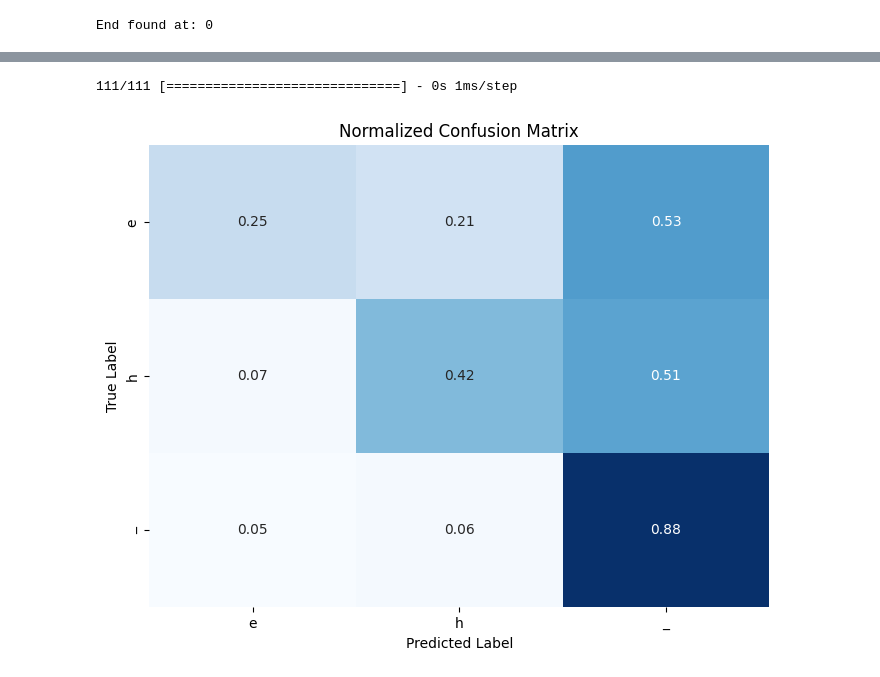
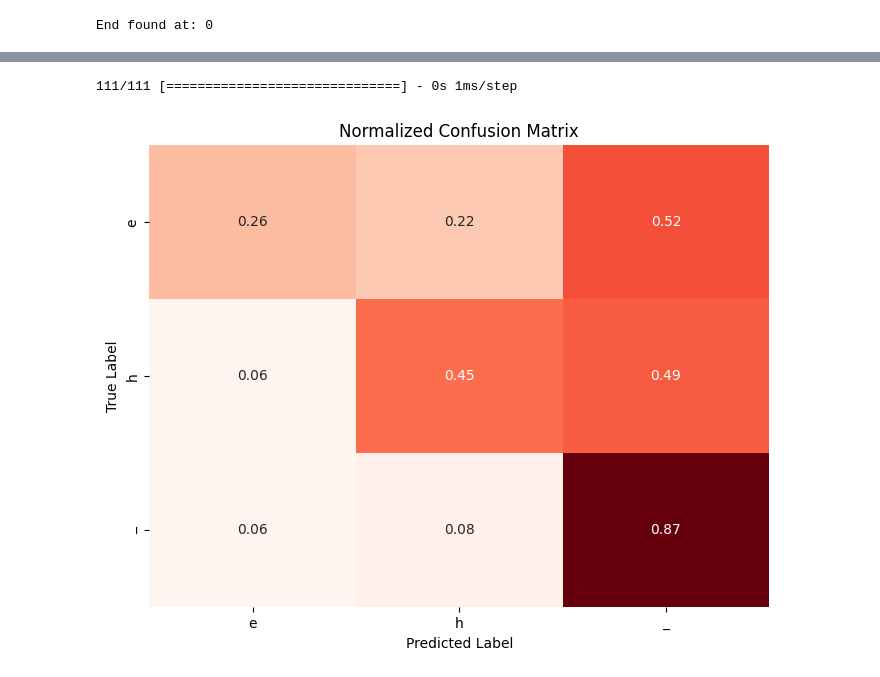
Before and after one commit to Paul-Winpenny/CompBioProject, a Jupyter notebook: Project.ipynb, the cells around one changed output, grey strips where cells are left out. Drawn from its saved outputs; the diff is of its cells as text; code cells hidden in the pictures.

```diff
--- a/Project.ipynb
+++ b/Project.ipynb
@@ -245,7 +241,7 @@ model = build_improved_model(windowed_input_train.shape[1:])
 # Training the model
 history = model.fit(
     windowed_input_train, elab_train,
-    epochs=20,
+    epochs=25,
     validation_data=(windowed_input_test, elab_test),
     batch_size=32
 )
@@ -299,28 +297,28 @@ plt.show()
 # %%
 #Confusion matrix normalization
 from sklearn.metrics import confusion_matrix
 import seaborn as sns
 
 # Predict the test dataset
 y_pred = model.predict(windowed_input_test)
 y_pred_classes = np.argmax(y_pred, axis=1)
 y_true_classes = np.argmax(elab_test, axis=1)
 
 # Compute confusion matrix
 cm = confusion_matrix(y_true_classes, y_pred_classes)
 
 # Normalize the confusion matrix
 cm_normalized = cm.astype('float') / cm.sum(axis=1)[:, np.newaxis]
 
 labels = ['e', 'h', '_']
 
 # Plotting the normalized confusion matrix
 plt.figure(figsize=(8, 6))
-sns.heatmap(cm_normalized, annot=True, fmt=".2f", cmap='Blues', cbar=False, xticklabels=labels, yticklabels=labels)
+sns.heatmap(cm_normalized, annot=True, fmt=".2f", cmap='Reds', cbar=False, xticklabels=labels, yticklabels=labels)
 plt.title('Normalized Confusion Matrix')
 plt.ylabel('True Label')
 plt.xlabel('Predicted Label')
 plt.show()
 # %% [output]
 111/111 [==============================] - 0s 1ms/step
-[figure, old version]
+[figure, new version]
```
Also changed, not shown: parts of 6 cells of this notebook, 3 other files.
